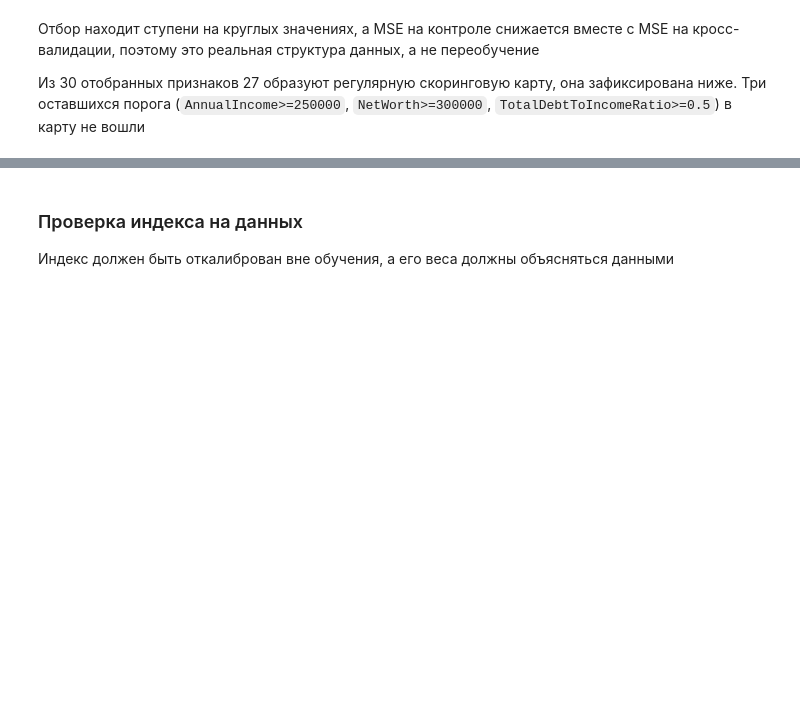
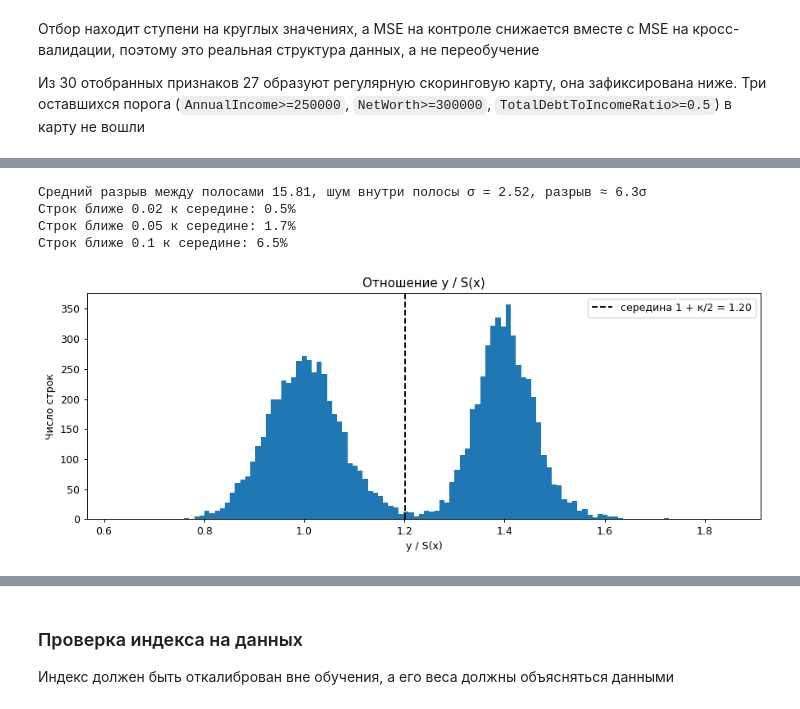
Before and after one commit to SpaghettiRebel/ML-labs, a Jupyter notebook: lab1/lab1.ipynb, the cells around one changed output, grey strips where cells are left out. Cells and saved outputs as stored; diff of their text form; code cells hidden in the pictures; blank space fills up the shorter version.

```diff
--- a/lab1/lab1.ipynb
+++ b/lab1/lab1.ipynb
@@ -1163,0 +1142,24 @@ MSE карты внутри полосы на контроле: 6.764
+# %%
+S_all = probe.score(train)
+ratio = y_all / S_all
+middle = 1 + probe.kappa_ / 2
+noise = (y_all - S_all * (1 + probe.kappa_ * probe.labels_)).std()
+gap = np.mean(probe.kappa_ * S_all)
+
+fig, ax = plt.subplots(figsize=(10, 4))
+ax.hist(ratio, bins=120)
+ax.axvline(middle, color='black', linestyle='--', label=f'середина 1 + κ/2 = {middle:.2f}')
+ax.set(title='Отношение y / S(x)', xlabel='y / S(x)', ylabel='Число строк')
+ax.legend()
+plt.tight_layout(); plt.show()
+
+print(f'Средний разрыв между полосами {gap:.2f}, шум внутри полосы σ = {noise:.2f}, разрыв ≈ {gap / noise:.1f}σ')
+for width in (.02, .05, .1):
+    print(f'Строк ближе {width} к середине: {np.mean(np.abs(ratio - middle) < width):.1%}')
+assert np.mean(np.abs(ratio - middle) < .05) < .05, 'Полосы должны быть хорошо разделены'
+# %% [output]
+Средний разрыв между полосами 15.81, шум внутри полосы σ = 2.52, разрыв ≈ 6.3σ
+Строк ближе 0.02 к середине: 0.5%
+Строк ближе 0.05 к середине: 1.7%
+Строк ближе 0.1 к середине: 6.5%
+[figure, added]
```
Also changed, not shown: parts of 15 cells of this notebook, 1 other file.
